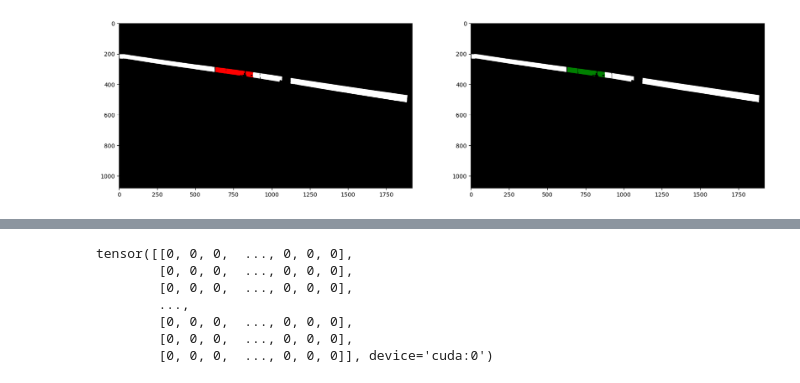
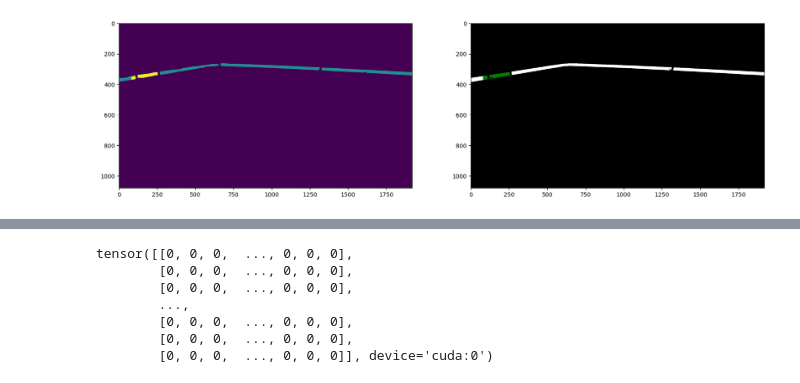
Before and after one commit to SoccerNet/sn-banner, a Jupyter notebook: BIoU.ipynb, the cells around one changed output, grey strips where cells are left out. Drawn from its saved outputs; the diff is of its cells as text; code cells hidden in the pictures.

```diff
--- a/BIoU.ipynb
+++ b/BIoU.ipynb
@@ -72,5 +18,7 @@ img.save('test.png')
+# %%
+# To test
+name = 'Stadium_5_Match_2_in_1fps_4281.png'
+pred = Image.open('./out_models/segformer/segformer_mit-b4_8xb1-160k_cityscapes-1024x1024.py/tta/' + name)
+gt = Image.open('./Dataset/Labels/' + name)
 # %%
 from matplotlib import pyplot as plt
-
-
-gt = Image.open('./Dataset/Labels/Stadium_1_Match_1_in_1fps_0491.png')
@@ -77,10 +45,10 @@ gt = Image.open('./Dataset/Labels/Stadium_1_Match_1_in_1fps_0491.png')
 # %%
 # Show pred and gt
 plt.figure(figsize=(20, 10))
 plt.subplot(1, 2, 1)
-plt.imshow(img)
+plt.imshow(pred)
 plt.subplot(1, 2, 2)
 plt.imshow(gt)
 plt.show()
 # %% [output]
-[figure, old version]
+[figure, new version]
```
Also changed, not shown: parts of 65 cells of this notebook, 4 other files.
